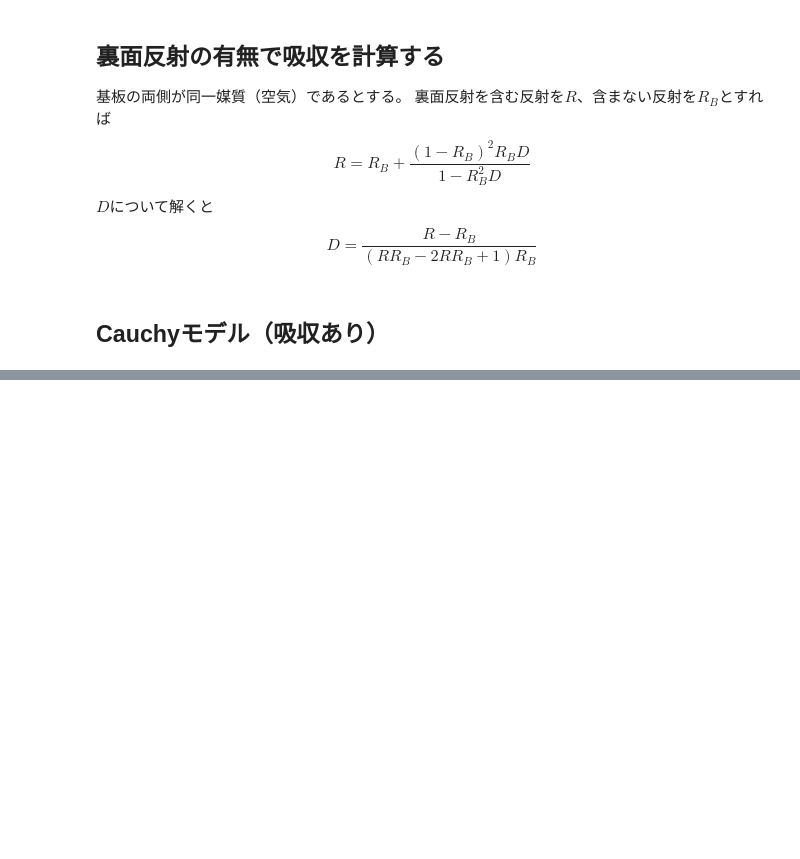
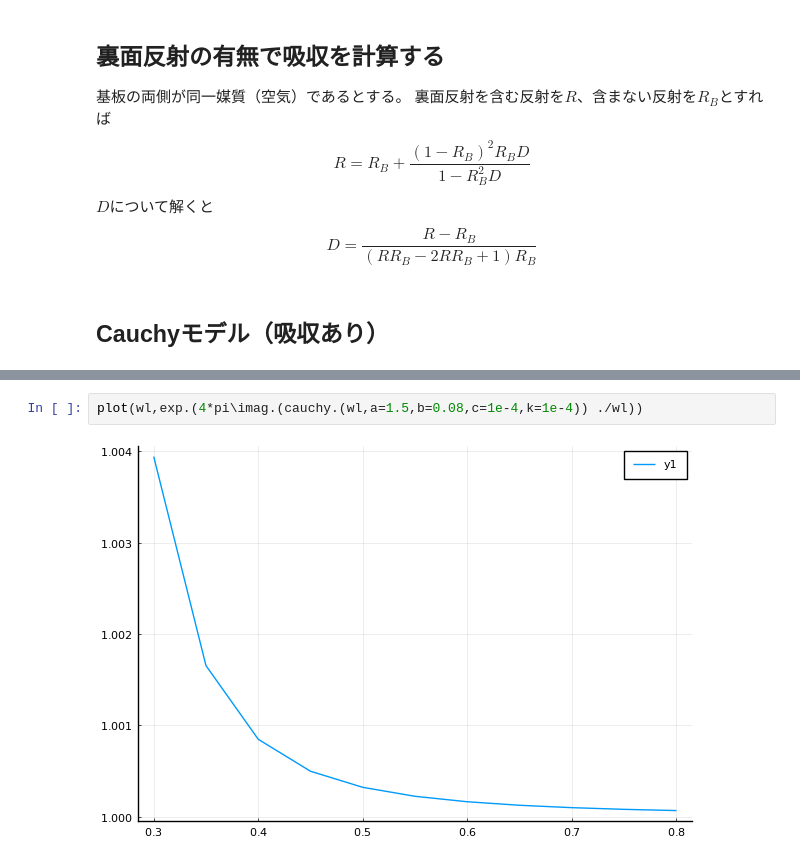
Before and after one commit to HitoshiWako/CauchyModelFit, a Jupyter notebook: CauchyModelFit.ipynb, the cells around one changed output, grey strips where cells are left out. Cells and saved outputs as stored; diff of their text form; blank space fills up the shorter version.

```diff
--- a/CauchyModelFit.ipynb
+++ b/CauchyModelFit.ipynb
@@ -253 +286,5 @@ wl = 0.3:0.05:0.8
+# %%
+plot(wl,exp.(4*pi\imag.(cauchy.(wl,a=1.5,b=0.08,c=1e-4,k=1e-4)) ./wl))
+# %% [output]
+[figure, added]
 # %%
```
Also changed, not shown: parts of 15 cells of this notebook, 1 other file.
